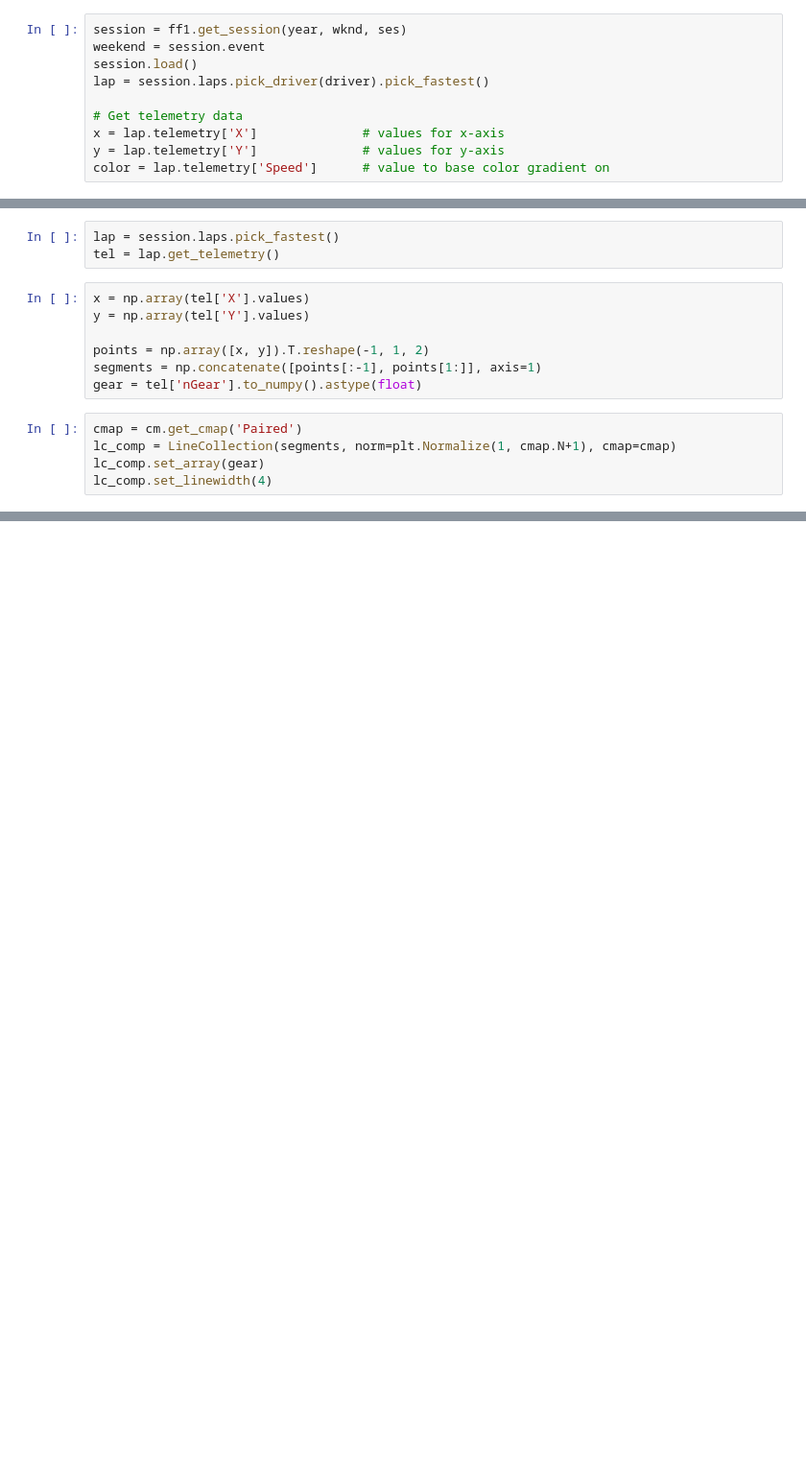
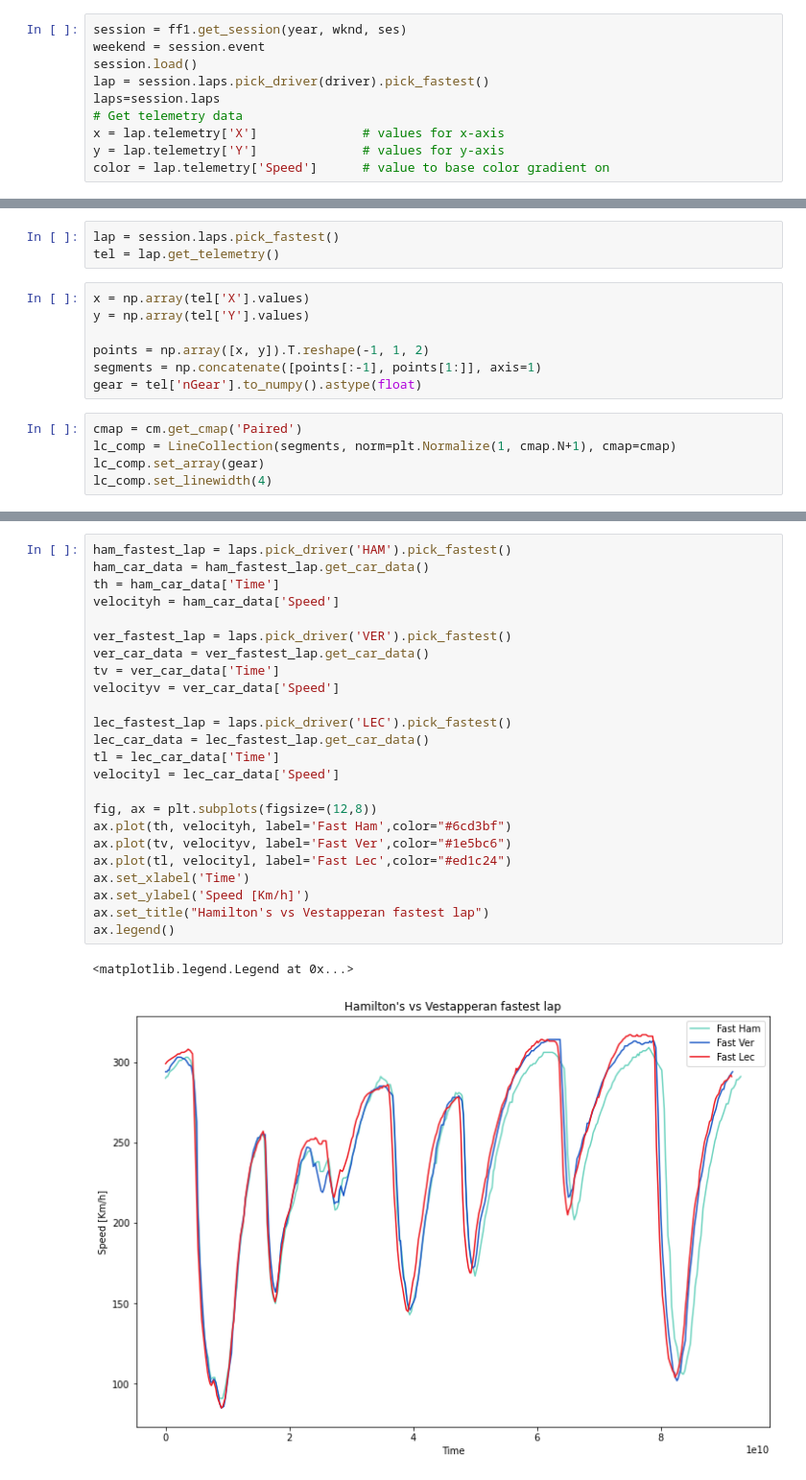
Before and after one commit to nithinvusirikala/F1Analysis, a Jupyter notebook: Speed Visualization on Track - Jeddah.ipynb, the cells around one changed output, grey strips where cells are left out. Shown at 96% size. Cells and saved outputs as stored; diff of their text form; blank space fills up the shorter version.

```diff
--- a/Speed Visualization on Track - Jeddah.ipynb
+++ b/Speed Visualization on Track - Jeddah.ipynb
@@ -18,7 +18,7 @@ session = ff1.get_session(year, wknd, ses)
 weekend = session.event
 session.load()
 lap = session.laps.pick_driver(driver).pick_fastest()
-
+laps=session.laps
 # Get telemetry data
 x = lap.telemetry['X']              # values for x-axis
 y = lap.telemetry['Y']              # values for y-axis
@@ -117,0 +113,27 @@ plt.show()
+# %%
+ham_fastest_lap = laps.pick_driver('HAM').pick_fastest()
+ham_car_data = ham_fastest_lap.get_car_data()
+th = ham_car_data['Time']
+velocityh = ham_car_data['Speed']
+
+ver_fastest_lap = laps.pick_driver('VER').pick_fastest()
+ver_car_data = ver_fastest_lap.get_car_data()
+tv = ver_car_data['Time']
+velocityv = ver_car_data['Speed']
+
+lec_fastest_lap = laps.pick_driver('LEC').pick_fastest()
+lec_car_data = lec_fastest_lap.get_car_data()
+tl = lec_car_data['Time']
+velocityl = lec_car_data['Speed']
+
+fig, ax = plt.subplots(figsize=(12,8))
+ax.plot(th, velocityh, label='Fast Ham',color="#6cd3bf")
+ax.plot(tv, velocityv, label='Fast Ver',color="#1e5bc6")
+ax.plot(tl, velocityl, label='Fast Lec',color="#ed1c24")
+ax.set_xlabel('Time')
+ax.set_ylabel('Speed [Km/h]')
+ax.set_title("Hamilton's vs Vestapperan fastest lap")
+ax.legend()
+# %% [output]
+<matplotlib.legend.Legend at 0x...>
+[figure, added]
```
Also changed, not shown: parts of 2 cells of this notebook, 1 other file.
